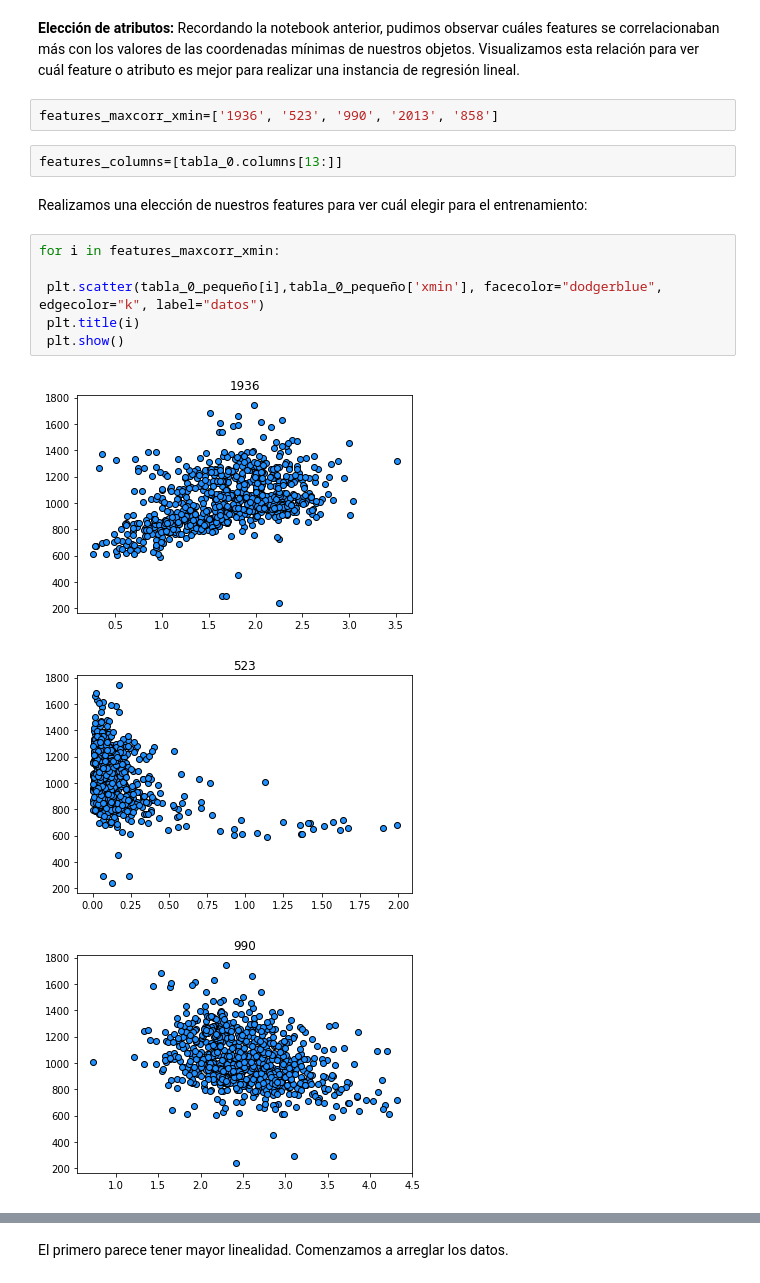
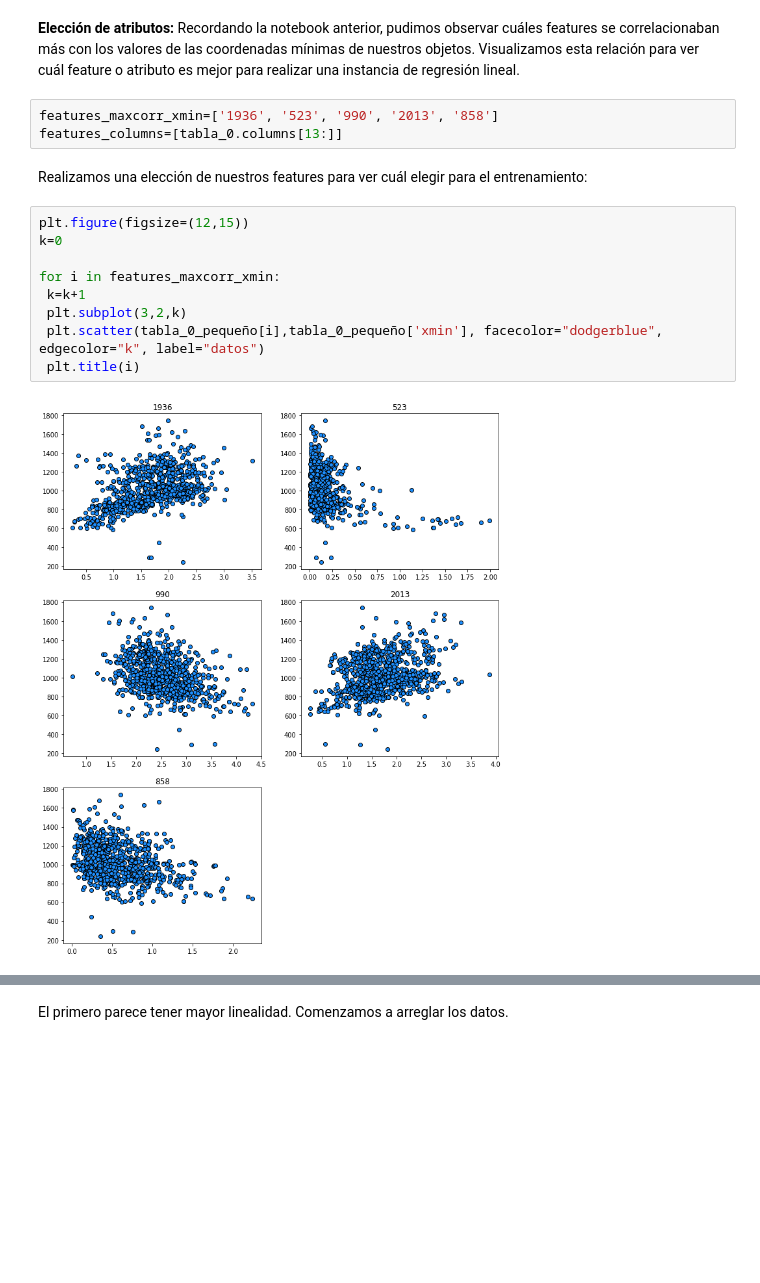
Before and after one commit to Ana1890/Deteccion-de-objetos-en-imagenes, a Jupyter notebook: Copia_de_4_Introducción_al_Aprendizaje_Supervisado_Detección_de_Objetos.ipynb, the cells around one changed output, grey strips where cells are left out. Saved outputs shown, nothing was run; the diff lists cells and outputs as text; blank space fills up the shorter version.

```diff
--- a/Copia_de_4_Introducción_al_Aprendizaje_Supervisado_Detección_de_Objetos.ipynb
+++ b/Copia_de_4_Introducción_al_Aprendizaje_Supervisado_Detección_de_Objetos.ipynb
@@ -188,17 +188,17 @@ tabla_0_grande=tabla_0[tabla_0.Size=='G']
 **Elección de atributos:** Recordando la notebook anterior, pudimos observar cuáles features se correlacionaban más con los valores de las coordenadas mínimas de nuestros objetos. Visualizamos esta relación para ver cuál feature o atributo es mejor para realizar una instancia de regresión lineal.
 # %%
 features_maxcorr_xmin=['1936', '523', '990', '2013', '858']
+features_columns=[tabla_0.columns[13:]]
-# %%
-features_columns=[tabla_0.columns[13:]]
 # %% [markdown]
 Realizamos una elección de nuestros features para ver cuál elegir para el entrenamiento:
 # %%
+plt.figure(figsize=(12,15))
+k=0
+
 for i in features_maxcorr_xmin:
-
+ k=k+1
+ plt.subplot(3,2,k)
  plt.scatter(tabla_0_pequeño[i],tabla_0_pequeño['xmin'], facecolor="dodgerblue", edgecolor="k", label="datos")
  plt.title(i)
- plt.show()
 # %% [output]
-[figure, old version]
+[figure, new version]
-[figure, removed]
-[figure, removed]
```
Also changed, not shown: parts of 99 cells of this notebook.
